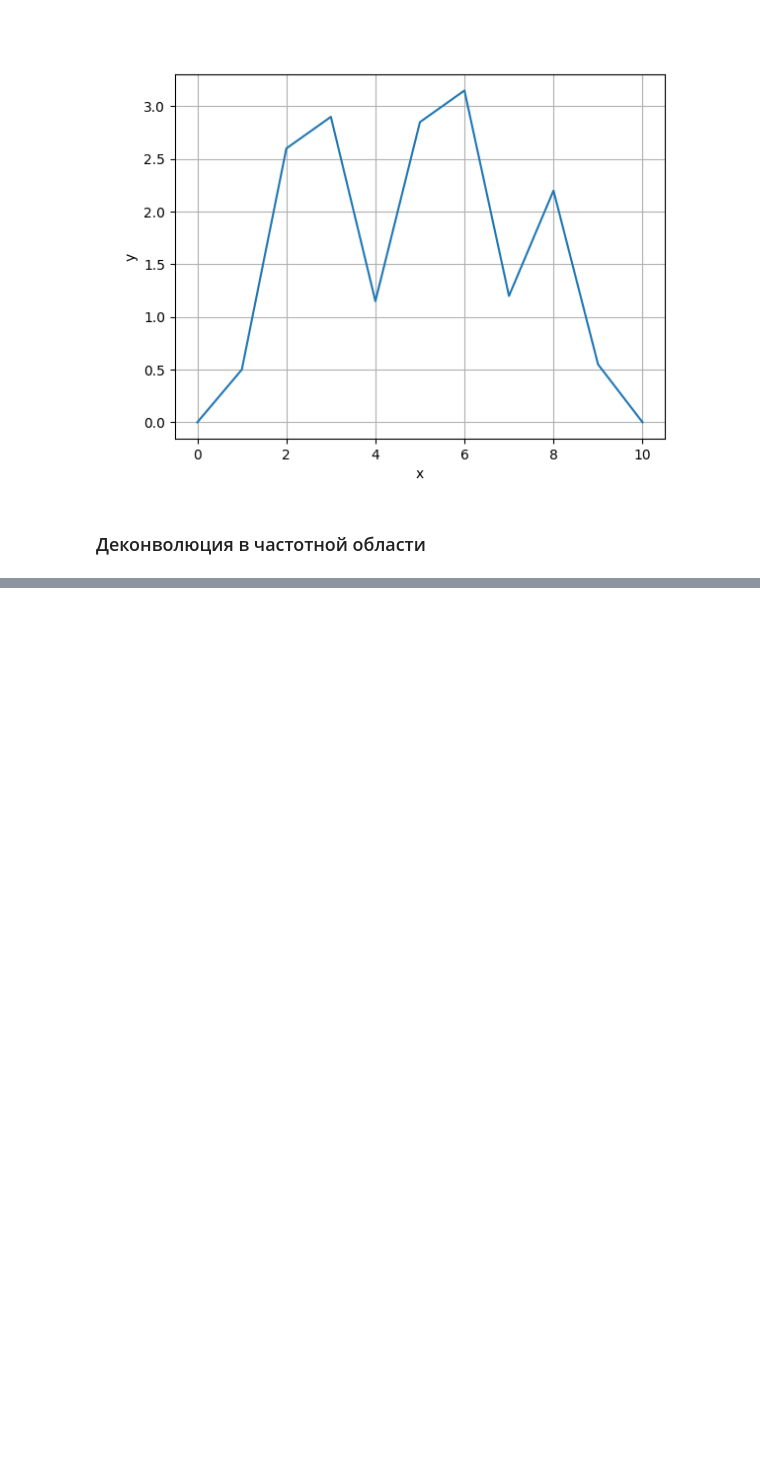
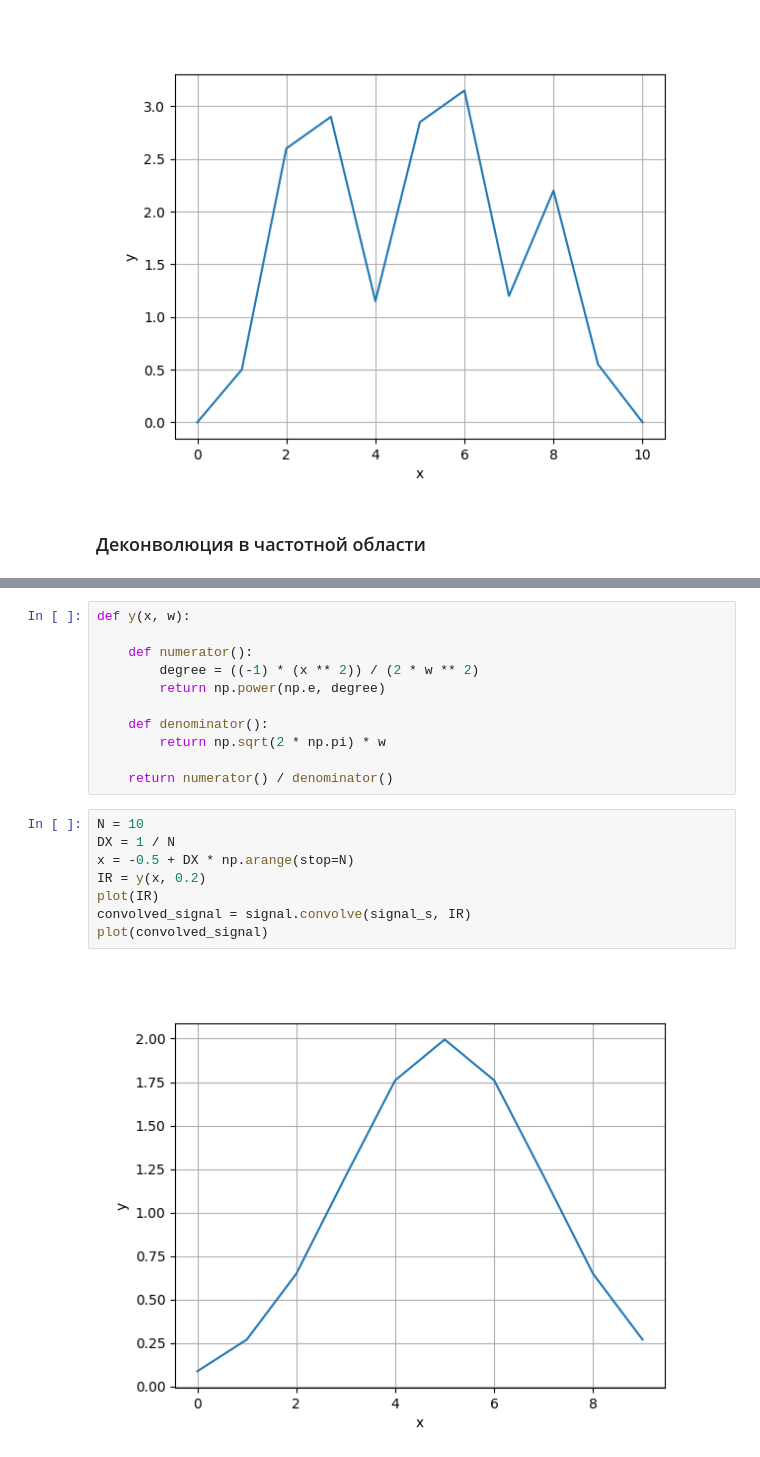
Before and after one commit to Niatomi/conversion-of-measurement-signals-course, a Jupyter notebook: src/practice_7.ipynb, the cells around one changed output, grey strips where cells are left out. Drawn from its saved outputs; the diff is of its cells as text; blank space fills up the shorter version.

```diff
--- a/src/practice_7.ipynb
+++ b/src/practice_7.ipynb
@@ -88,0 +103,21 @@ plot(np.arange(convoluted_singnal.size), convoluted_singnal)
+# %%
+def y(x, w):
+
+    def numerator():
+        degree = ((-1) * (x ** 2)) / (2 * w ** 2)
+        return np.power(np.e, degree)
+
+    def denominator():
+        return np.sqrt(2 * np.pi) * w
+
+    return numerator() / denominator()
+# %%
+N = 10
+DX = 1 / N
+x = -0.5 + DX * np.arange(stop=N)
+IR = y(x, 0.2)
+plot(IR)
+convolved_signal = signal.convolve(signal_s, IR)
+plot(convolved_signal)
+# %% [output]
+[figure, added]
```
Also changed, not shown: parts of 14 cells of this notebook.
